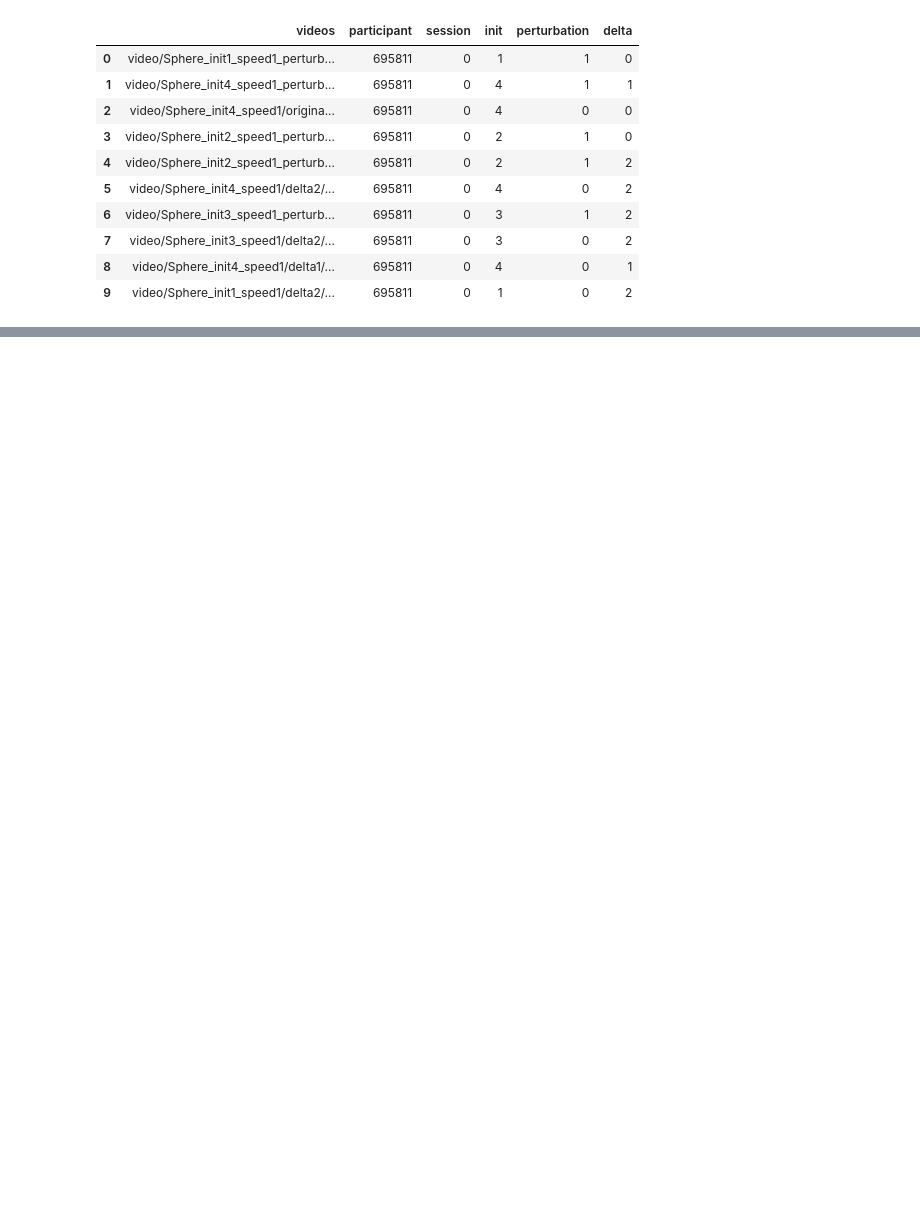
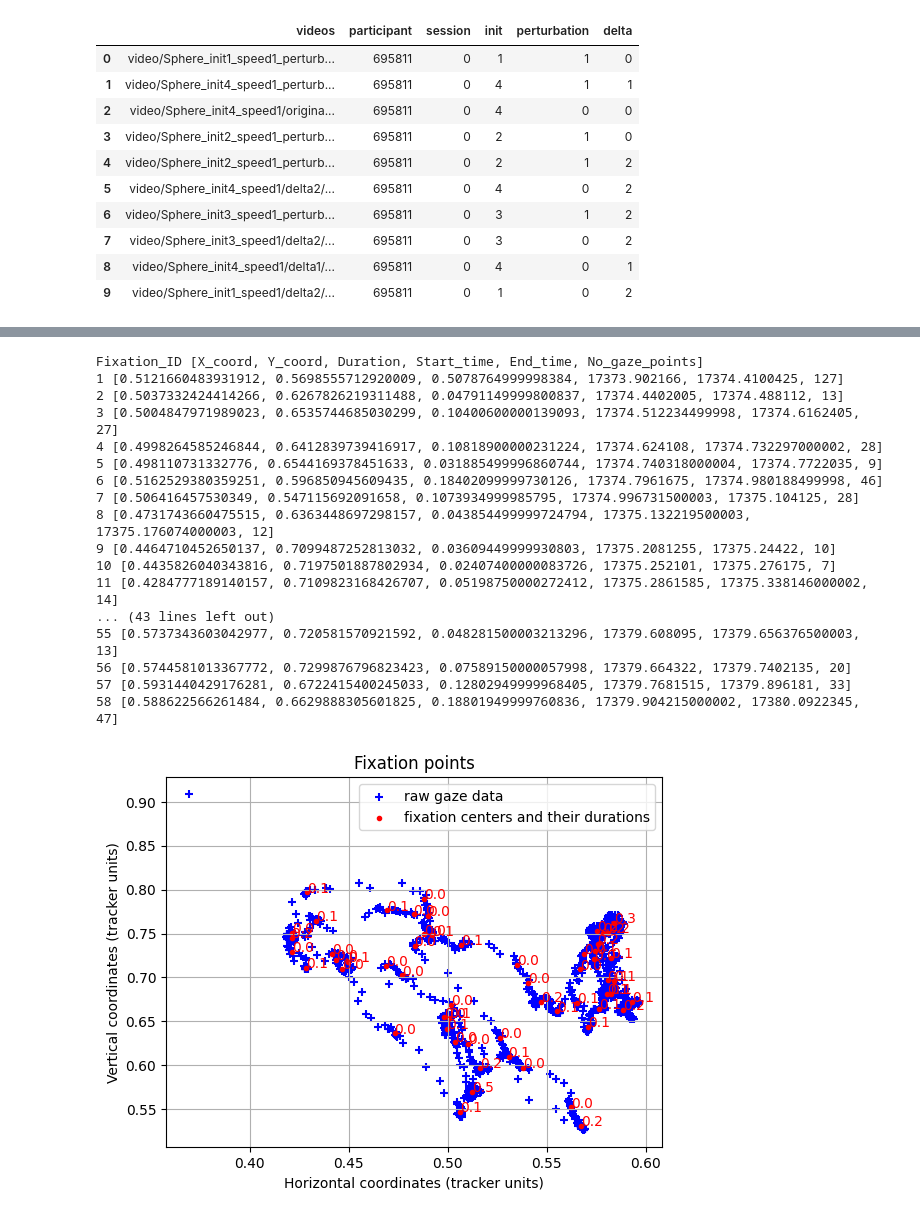
Before and after one commit to QuentinPerret/PFE-EyeTracking, a Jupyter notebook: data_analyzer.ipynb, the cells around one changed output, grey strips where cells are left out. Saved outputs shown, nothing was run; the diff lists cells and outputs as text; code cells hidden in the pictures; blank space fills up the shorter version.

Commit message:
add fixation script

```diff
--- a/data_analyzer.ipynb
+++ b/data_analyzer.ipynb
@@ -135,0 +268,30 @@ for i , df in enumerate(init):
+# %%
+# PeyeMMV parameters:
+# file: raw gaze data (x,y,passing time)
+# t1,t2: spatial parameters for fixation identification
+# min_dur: minimum duration threshold for fixation identification
+# report_fix: selecting the value True, raw gaze data and fixation plot is generated
+# Run example (after importing peyemmv module): peyemmv.extract_fixations('demo_data.txt',0.25,0.1,150,'1')
+df = data.iloc[0]
+f0 = np.array(extract_fixations(df,0.01,2,0.01,True))
+df = data.iloc[1]
+f1 = np.array(extract_fixations(df,0.01,0.01,0.001))
+# %% [output]
+Fixation_ID [X_coord, Y_coord, Duration, Start_time, End_time, No_gaze_points]
+1 [0.5121660483931912, 0.5698555712920009, 0.5078764999998384, 17373.902166, 17374.4100425, 127]
+2 [0.5037332424414266, 0.6267826219311488, 0.04791149999800837, 17374.4402005, 17374.488112, 13]
+3 [0.5004847971989023, 0.6535744685030299, 0.10400600000139093, 17374.512234499998, 17374.6162405, 27]
+4 [0.4998264585246844, 0.6412839739416917, 0.10818900000231224, 17374.624108, 17374.732297000002, 28]
+5 [0.498110731332776, 0.6544169378451633, 0.031885499996860744, 17374.740318000004, 17374.7722035, 9]
+6 [0.5162529380359251, 0.596850945609435, 0.18402099999730126, 17374.7961675, 17374.980188499998, 46]
+7 [0.506416457530349, 0.547115692091658, 0.1073934999985795, 17374.996731500003, 17375.104125, 28]
+8 [0.4731743660475515, 0.6363448697298157, 0.043854499999724794, 17375.132219500003, 17375.176074000003, 12]
+9 [0.4464710452650137, 0.7099487252813032, 0.03609449999930803, 17375.2081255, 17375.24422, 10]
+10 [0.4435826040343816, 0.7197501887802934, 0.02407400000083726, 17375.252101, 17375.276175, 7]
+11 [0.4284777189140157, 0.7109823168426707, 0.05198750000272412, 17375.2861585, 17375.338146000002, 14]
+... (43 lines left out)
+55 [0.5737343603042977, 0.720581570921592, 0.048281500003213296, 17379.608095, 17379.656376500003, 13]
+56 [0.5744581013367772, 0.7299876796823423, 0.07589150000057998, 17379.664322, 17379.7402135, 20]
+57 [0.5931440429176281, 0.6722415400245033, 0.12802949999968405, 17379.7681515, 17379.896181, 33]
+58 [0.588622566261484, 0.6629888305601825, 0.18801949999760836, 17379.904215000002, 17380.0922345, 47]
+[figure, added]
```
Also changed, not shown: parts of 11 cells of this notebook, 2 other files.
